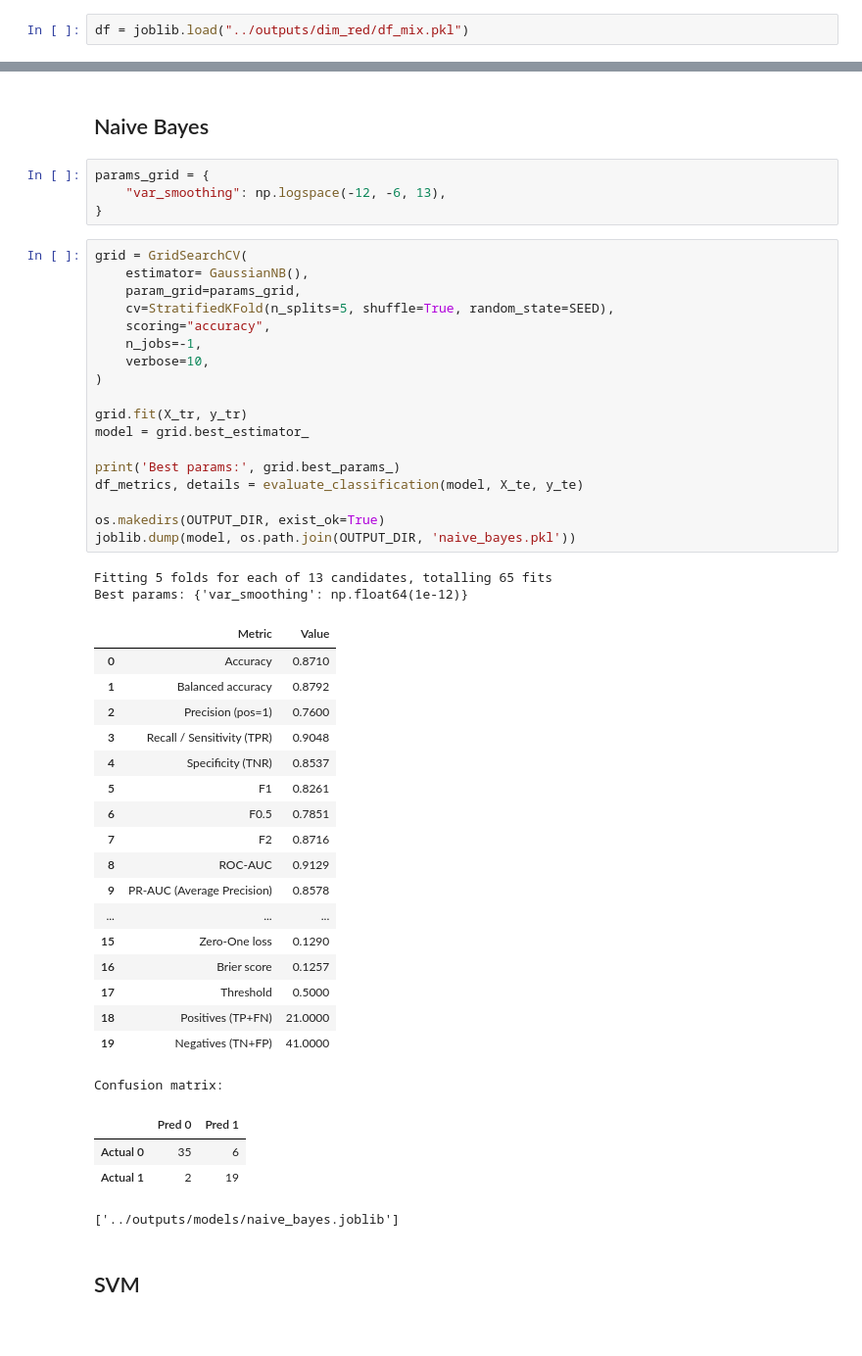
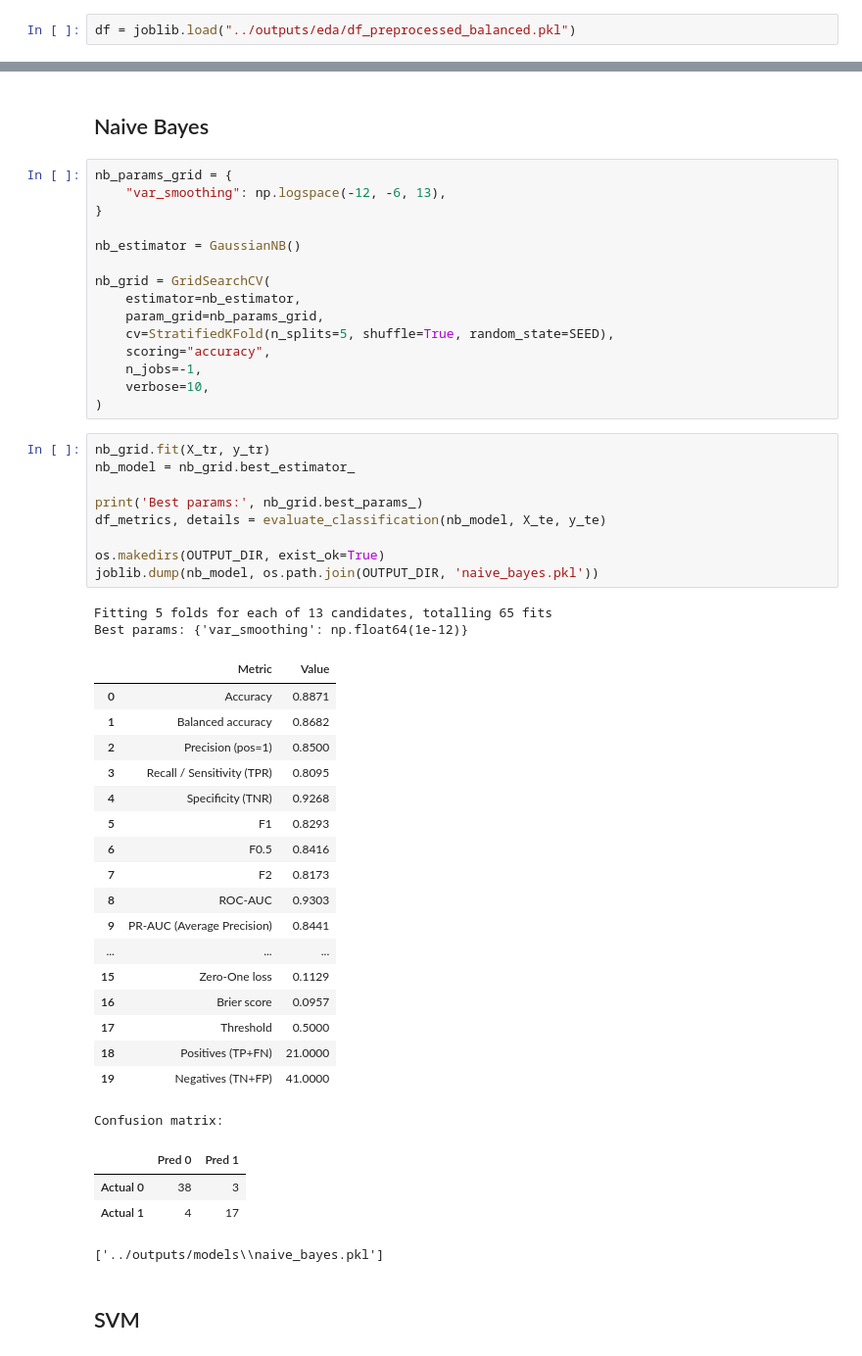
Before and after one commit to zuzannapajak/cardio-risk-prediction, a Jupyter notebook: notebooks/model_training.ipynb, the cells around one changed output, grey strips where cells are left out. Shown at 98% size. Cells and saved outputs as stored; diff of their text form.

```diff
--- a/notebooks/model_training.ipynb
+++ b/notebooks/model_training.ipynb
@@ -30,8 +33,8 @@ from scripts.model_training.utils import evaluate_classification
 
 SEED = 42
 OUTPUT_DIR = "../outputs/models"
-# %%
-df = joblib.load("../outputs/dim_red/df_mix.pkl")
+# %%
+df = joblib.load("../outputs/eda/df_preprocessed_balanced.pkl")
 # %%
 df_copy = df.copy()
 TARGET_COL = 'DEATH_EVENT'
@@ -210,52 +227,54 @@ Confusion matrix:
 # %% [markdown]
 ## Naive Bayes
 # %%
-params_grid = {
+nb_params_grid = {
     "var_smoothing": np.logspace(-12, -6, 13),
 }
+
+nb_estimator = GaussianNB()
+
+nb_grid = GridSearchCV(
+    estimator=nb_estimator,
+    param_grid=nb_params_grid,
+    cv=StratifiedKFold(n_splits=5, shuffle=True, random_state=SEED),
+    scoring="accuracy",
+    n_jobs=-1,
+    verbose=10,
+)
 # %%
-grid = GridSearchCV(
-    estimator= GaussianNB(),
-    param_grid=params_grid,
-    cv=StratifiedKFold(n_splits=5, shuffle=True, random_state=SEED),
-    scoring="accuracy",
-    n_jobs=-1,
-    verbose=10,
-)
+nb_grid.fit(X_tr, y_tr)
+nb_model = nb_grid.best_estimator_
 
-grid.fit(X_tr, y_tr)
-model = grid.best_estimator_
-
-print('Best params:', grid.best_params_)
-df_metrics, details = evaluate_classification(model, X_te, y_te)
+print('Best params:', nb_grid.best_params_)
+df_metrics, details = evaluate_classification(nb_model, X_te, y_te)
 
 os.makedirs(OUTPUT_DIR, exist_ok=True)
-joblib.dump(model, os.path.join(OUTPUT_DIR, 'naive_bayes.pkl'))
+joblib.dump(nb_model, os.path.join(OUTPUT_DIR, 'naive_bayes.pkl'))
 # %% [output]
 Fitting 5 folds for each of 13 candidates, totalling 65 fits
 Best params: {'var_smoothing': np.float64(1e-12)}
 |  | Metric | Value |
-| 0 | Accuracy | 0.8710 |
-| 1 | Balanced accuracy | 0.8792 |
-| 2 | Precision (pos=1) | 0.7600 |
-| 3 | Recall / Sensitivity (TPR) | 0.9048 |
-| 4 | Specificity (TNR) | 0.8537 |
-| 5 | F1 | 0.8261 |
-| 6 | F0.5 | 0.7851 |
-| 7 | F2 | 0.8716 |
-| 8 | ROC-AUC | 0.9129 |
-| 9 | PR-AUC (Average Precision) | 0.8578 |
+| 0 | Accuracy | 0.8871 |
+| 1 | Balanced accuracy | 0.8682 |
+| 2 | Precision (pos=1) | 0.8500 |
+| 3 | Recall / Sensitivity (TPR) | 0.8095 |
+| 4 | Specificity (TNR) | 0.9268 |
+| 5 | F1 | 0.8293 |
+| 6 | F0.5 | 0.8416 |
+| 7 | F2 | 0.8173 |
+| 8 | ROC-AUC | 0.9303 |
+| 9 | PR-AUC (Average Precision) | 0.8441 |
 | ... | ... | ... |
-| 15 | Zero-One loss | 0.1290 |
-| 16 | Brier score | 0.1257 |
+| 15 | Zero-One loss | 0.1129 |
+| 16 | Brier score | 0.0957 |
 | 17 | Threshold | 0.5000 |
 | 18 | Positives (TP+FN) | 21.0000 |
 | 19 | Negatives (TN+FP) | 41.0000 |
 Confusion matrix:
 |  | Pred 0 | Pred 1 |
-| Actual 0 | 35 | 6 |
-| Actual 1 | 2 | 19 |
+| Actual 0 | 38 | 3 |
+| Actual 1 | 4 | 17 |
-['../outputs/models/naive_bayes.joblib']
+['../outputs/models\\naive_bayes.pkl']
 # %% [markdown]
 ## SVM
 # %%
```
Also changed, not shown: parts of 28 cells of this notebook, 1 other file.
